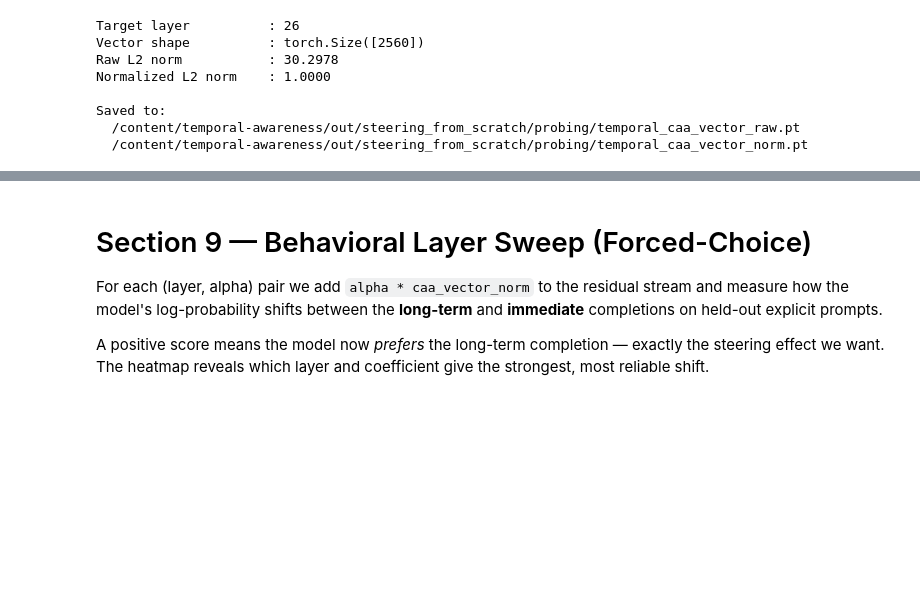
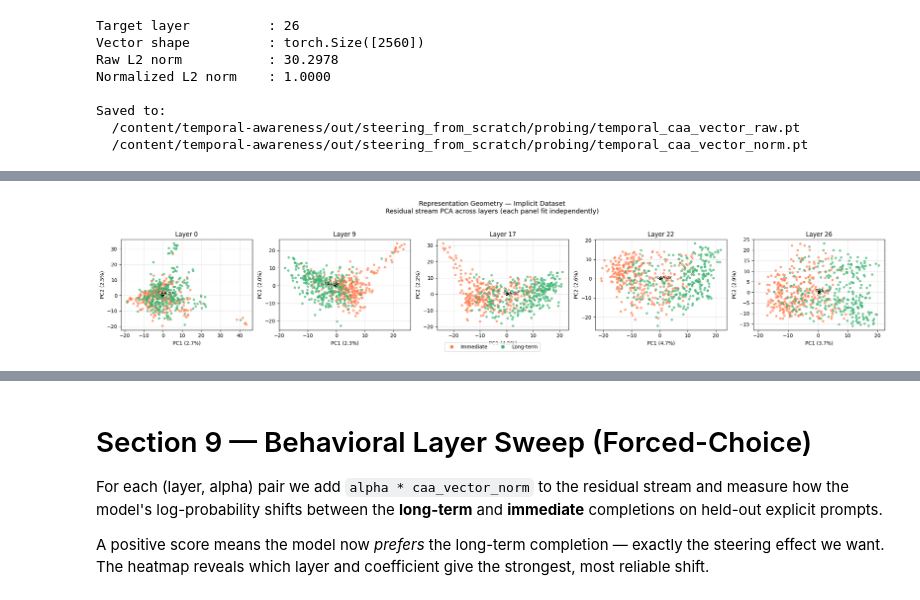
Before and after one commit to Avi161/temporal-awareness, a Jupyter notebook: notebooks/08_steering_from_scratch.ipynb, the cells around one changed output, grey strips where cells are left out. Saved outputs shown, nothing was run; the diff lists cells and outputs as text; code cells hidden in the pictures; blank space fills up the shorter version.

```diff
--- a/notebooks/08_steering_from_scratch.ipynb
+++ b/notebooks/08_steering_from_scratch.ipynb
@@ -689,0 +697,86 @@ Saved to:
+# %%
+# ── Section 8.5: Representation Geometry (PCA) ───────────────────────────
+from sklearn.decomposition import PCA
+
+VIZ_LAYERS = [0, 9, 17, 22, 26]
+caa_np = caa_vector_norm.cpu().numpy()
+
+variance_table = {"layer": [], "dataset": [], "PC1_var": [], "PC2_var": []}
+
+
+def _pca_panel(acts_imm, acts_lt, n_pairs, dataset_label, save_name, suptitle):
+    """Draw a 5-panel PCA figure for one dataset."""
+    fig, axes = plt.subplots(1, len(VIZ_LAYERS), figsize=(22, 4))
+
+    for ax, layer in zip(axes, VIZ_LAYERS):
+        X_imm = acts_imm[:, layer, :].float().numpy()
+        X_lt  = acts_lt[:, layer, :].float().numpy()
+        X = np.concatenate([X_imm, X_lt], axis=0)
+
+        scaler = StandardScaler()
+        X_scaled = scaler.fit_transform(X)
+
+        pca = PCA(n_components=2)
+        Z = pca.fit_transform(X_scaled)
+
+        ax.scatter(Z[:n_pairs, 0], Z[:n_pairs, 1],
+                   c="coral", alpha=0.6, s=15, label="Immediate")
+        ax.scatter(Z[n_pairs:, 0], Z[n_pairs:, 1],
+                   c="mediumseagreen", alpha=0.6, s=15, label="Long-term")
+
+        # Project CAA vector using THIS panel's scaler (not the saved probe scalers)
+        caa_scaled = caa_np / scaler.scale_
+        caa_2d = pca.components_ @ caa_scaled
+        norm = np.linalg.norm(caa_2d)
+        if norm > 0:
+            caa_2d = caa_2d / norm * 1.5
+        ax.annotate("", xy=(caa_2d[0], caa_2d[1]), xytext=(0, 0),
+                     arrowprops=dict(arrowstyle="->", color="black", lw=2))
+        ax.text(caa_2d[0] * 1.1, caa_2d[1] * 1.1, "CAA dir",
+                fontsize=8, ha="center", color="black")
+
+        ax.set_xlabel(f"PC1 ({pca.explained_variance_ratio_[0]*100:.1f}%)")
+        ax.set_ylabel(f"PC2 ({pca.explained_variance_ratio_[1]*100:.1f}%)")
+        ax.set_title(f"Layer {layer}")
+        ax.grid(alpha=0.3)
+
+        variance_table["layer"].append(layer)
+        variance_table["dataset"].append(dataset_label)
+        variance_table["PC1_var"].append(f"{pca.explained_variance_ratio_[0]*100:.1f}%")
+        variance_table["PC2_var"].append(f"{pca.explained_variance_ratio_[1]*100:.1f}%")
+
+    handles = [plt.Line2D([0], [0], marker="o", color="w", markerfacecolor="coral",
+                           markersize=8, label="Immediate"),
+               plt.Line2D([0], [0], marker="o", color="w", markerfacecolor="mediumseagreen",
+                           markersize=8, label="Long-term")]
+    fig.legend(handles=handles, loc="lower center", ncol=2, fontsize=10,
+               bbox_to_anchor=(0.5, -0.02))
+    fig.suptitle(suptitle, fontsize=13, y=1.04)
+    plt.tight_layout()
+    plt.savefig(PROBE_OUT_DIR / save_name, dpi=300, bbox_inches="tight")
+    plt.show()
+
+
+# ── Figure 1: Implicit dataset ───────────────────────────────────────────
+_pca_panel(
+    acts_impl_imm, acts_impl_lt, N_IMPL,
+    dataset_label="Implicit",
+    save_name="pca_geometry_implicit.png",
+    suptitle="Representation Geometry — Implicit Dataset\n"
+             "Residual stream PCA across layers (each panel fit independently)",
+)
+
+# ── Figure 2: Explicit dataset ───────────────────────────────────────────
+_pca_panel(
+    acts_expl_imm, acts_expl_lt, N_EXPL,
+    dataset_label="Explicit",
+    save_name="pca_geometry_explicit.png",
+    suptitle="Representation Geometry — Explicit Dataset (Zero-Shot Generalization)\n"
+             "Residual stream PCA across layers (each panel fit independently)",
+)
+
+# ── Variance summary table ───────────────────────────────────────────────
+df_var = pd.DataFrame(variance_table)
+print(df_var.to_string(index=False))
+# %% [output]
+[figure, added]
```
Also changed, not shown: parts of 11 cells of this notebook.
